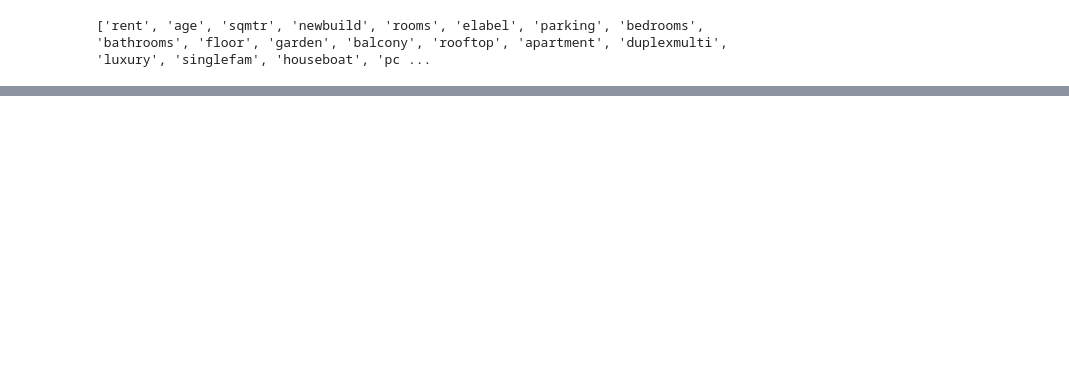
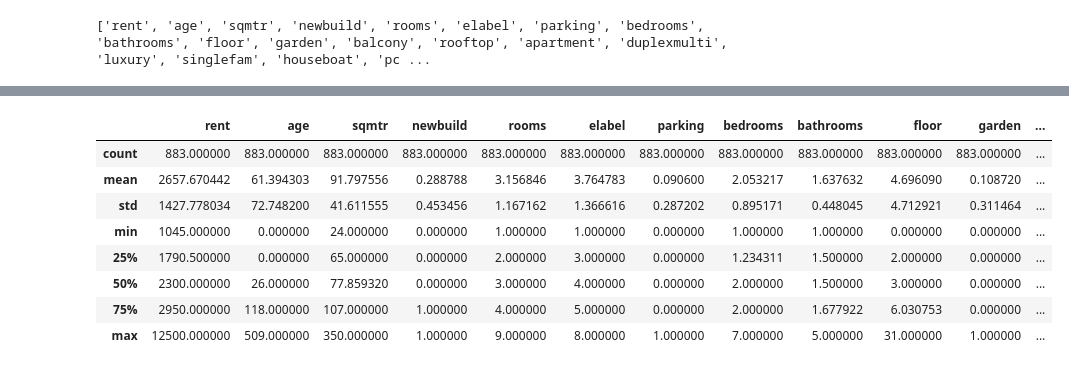
Before and after one commit to TheAphander/rentalprediction, a Jupyter notebook: datacleaningfunda.ipynb, the cells around one changed output, grey strips where cells are left out. Cells and saved outputs as stored; diff of their text form; code cells hidden in the pictures; blank space fills up the shorter version.

```diff
--- a/datacleaningfunda.ipynb
+++ b/datacleaningfunda.ipynb
@@ -463,2 +476,14 @@ df_final.head()
+# %%
+df_final.describe()
+# %% [output]
+|  | rent | age | sqmtr | newbuild | rooms | elabel | parking | bedrooms | bathrooms | floor | garden | ... |
+| count | 883.000000 | 883.000000 | 883.000000 | 883.000000 | 883.000000 | 883.000000 | 883.000000 | 883.000000 | 883.000000 | 883.000000 | 883.000000 | ... |
+| mean | 2657.670442 | 61.394303 | 91.797556 | 0.288788 | 3.156846 | 3.764783 | 0.090600 | 2.053217 | 1.637632 | 4.696090 | 0.108720 | ... |
+| std | 1427.778034 | 72.748200 | 41.611555 | 0.453456 | 1.167162 | 1.366616 | 0.287202 | 0.895171 | 0.448045 | 4.712921 | 0.311464 | ... |
+| min | 1045.000000 | 0.000000 | 24.000000 | 0.000000 | 1.000000 | 1.000000 | 0.000000 | 1.000000 | 1.000000 | 0.000000 | 0.000000 | ... |
+| 25% | 1790.500000 | 0.000000 | 65.000000 | 0.000000 | 2.000000 | 3.000000 | 0.000000 | 1.234311 | 1.500000 | 2.000000 | 0.000000 | ... |
+| 50% | 2300.000000 | 26.000000 | 77.859320 | 0.000000 | 3.000000 | 4.000000 | 0.000000 | 2.000000 | 1.500000 | 3.000000 | 0.000000 | ... |
+| 75% | 2950.000000 | 118.000000 | 107.000000 | 1.000000 | 4.000000 | 5.000000 | 0.000000 | 2.000000 | 1.677922 | 6.030753 | 0.000000 | ... |
+| max | 12500.000000 | 509.000000 | 350.000000 | 1.000000 | 9.000000 | 8.000000 | 1.000000 | 7.000000 | 5.000000 | 31.000000 | 1.000000 | ... |
 # %%
 df_final.to_csv('rentprediction_dataset_v5.csv', index=False)
```
Also changed, not shown: parts of 4 cells of this notebook, 6 other files.
